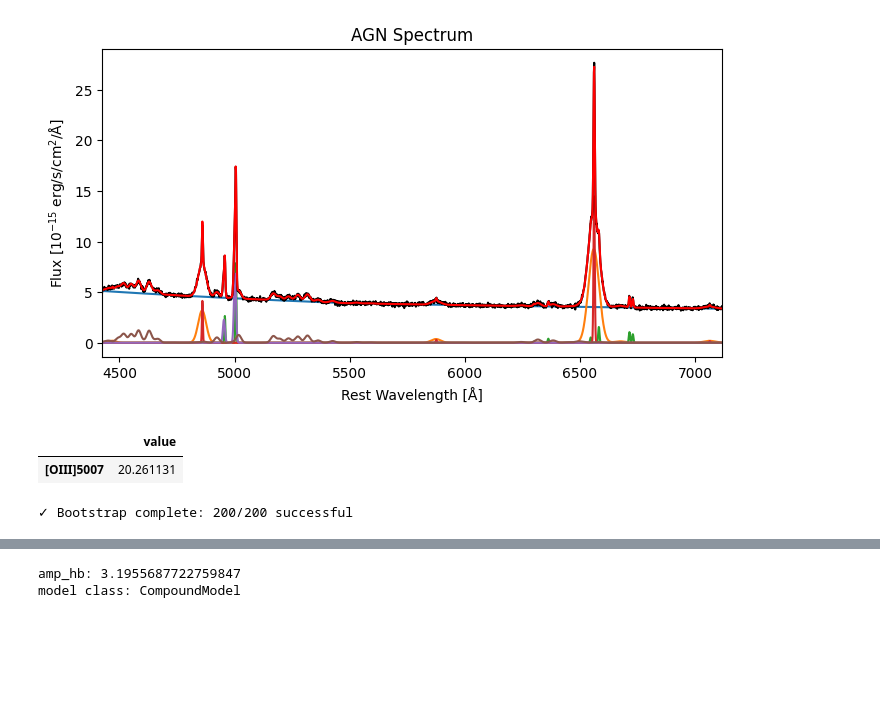
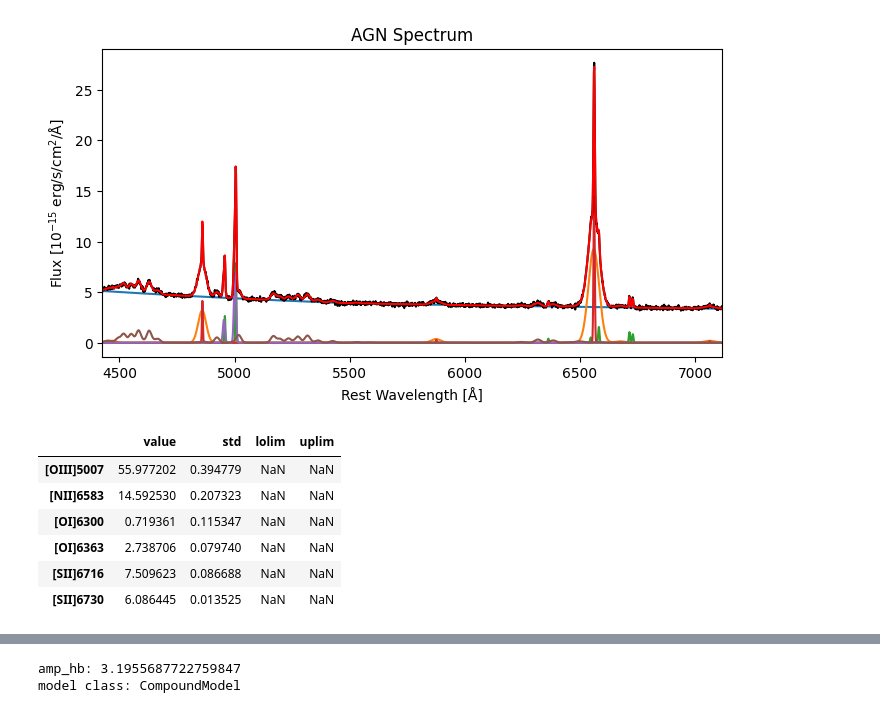
Before and after one commit to pier-astro/prism-spec, a Jupyter notebook: examples/Model Single Spectrum.ipynb, the cells around one changed output, grey strips where cells are left out. Cells and saved outputs as stored; diff of their text form; code cells hidden in the pictures; blank space fills up the shorter version.

```diff
--- a/examples/Model Single Spectrum.ipynb
+++ b/examples/Model Single Spectrum.ipynb
@@ -222,10 +222,15 @@ plt.show()
 [figure]
 # %%
 # Our line models support the .flux attribute, which gives us the integrated flux of the line.
-oiii_out.flux
+nlr.flux
 # %% [output]
-|  | value |
-| [OIII]5007 | 20.261131 |
+|  | value | std | lolim | uplim |
+| [OIII]5007 | 55.977202 | 0.394779 | NaN | NaN |
+| [NII]6583 | 14.592530 | 0.207323 | NaN | NaN |
+| [OI]6300 | 0.719361 | 0.115347 | NaN | NaN |
+| [OI]6363 | 2.738706 | 0.079740 | NaN | NaN |
+| [SII]6716 | 7.509623 | 0.086688 | NaN | NaN |
+| [SII]6730 | 6.086445 | 0.013525 | NaN | NaN |
 # %%
 # If the fitter uses covariance in the fitting process, by default we will add the .std attribute to the parameters of the model.
 # In some cases you might want to estimate the uncertainties on the best-fit parameters using more robust methods, such as bootstrapping.
@@ -247,12 +252,6 @@ samples = bootstrap(model=fitted_model,
                     n_samples=200, seed=11,
                     nproc=4,
                     )
-
-# Add the .lolim and .uplim attrubutes to the parameters of the fitted model.
-# If nan it means the parameter is unconstrained. By default we guve 68% confidence intervals.
-resample_attach(fitted_model, samples)
-# %% [output]
-✓ Bootstrap complete: 200/200 successful
 # %%
 # Print the best-fit parameters
 for name in fitted_model.param_names:
```
Also changed, not shown: parts of 5 cells of this notebook, 4 other files.
